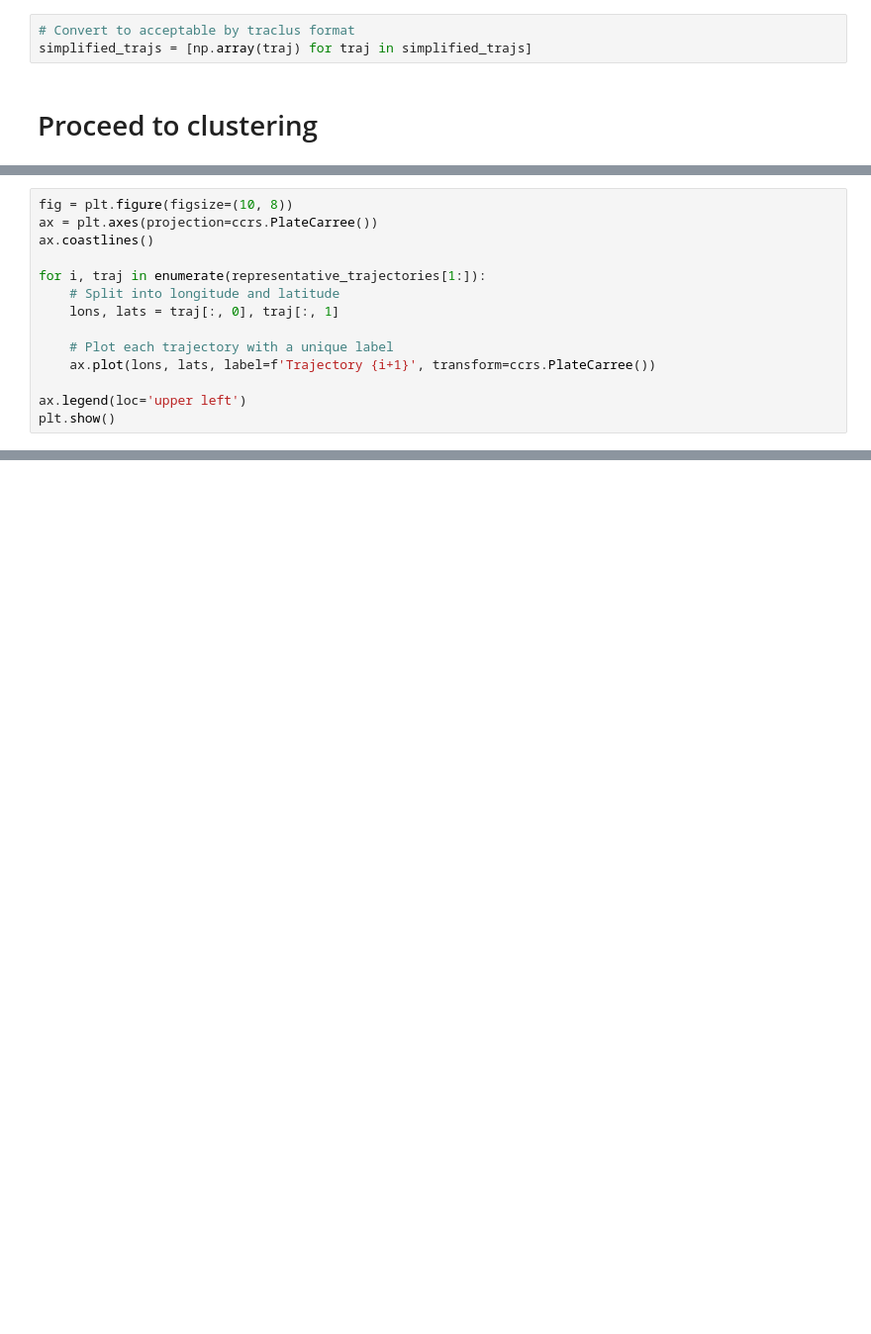
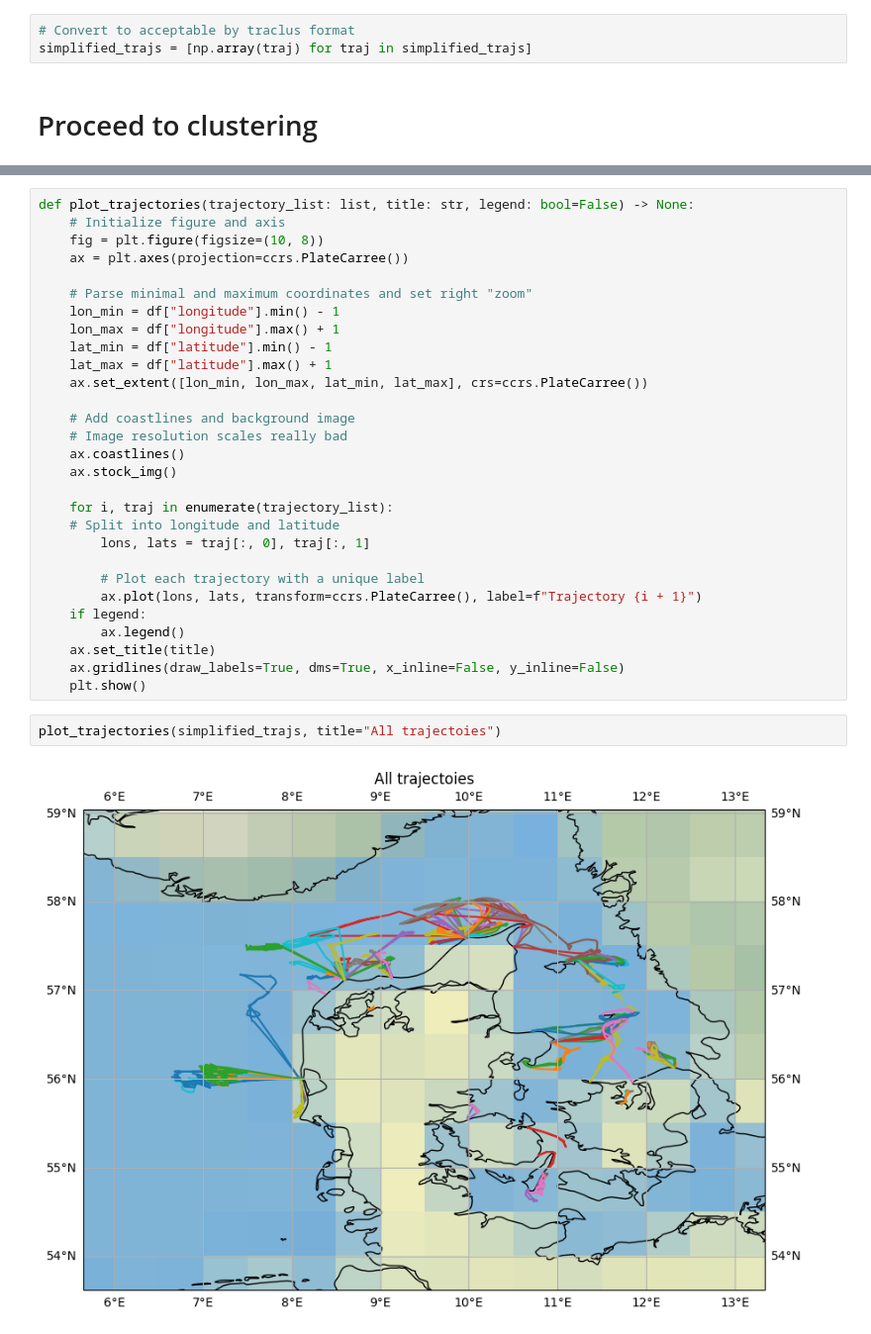
Before and after one commit to KirSobolev/Introduction-to-ML, a Jupyter notebook: advanced_ex/trajectory_clustering.ipynb, the cells around one changed output, grey strips where cells are left out. Shown at 99% size. Drawn from its saved outputs; the diff is of its cells as text; blank space fills up the shorter version.

Commit message:
trajectory clustering ready

```diff
--- a/advanced_ex/trajectory_clustering.ipynb
+++ b/advanced_ex/trajectory_clustering.ipynb
@@ -304,14 +265,0 @@ clusters
-# %%
-fig = plt.figure(figsize=(10, 8))
-ax = plt.axes(projection=ccrs.PlateCarree())
-ax.coastlines()
-
-for i, traj in enumerate(representative_trajectories[1:]):
-    # Split into longitude and latitude
-    lons, lats = traj[:, 0], traj[:, 1]
-
-    # Plot each trajectory with a unique label
-    ax.plot(lons, lats, label=f'Trajectory {i+1}', transform=ccrs.PlateCarree())
-
-ax.legend(loc='upper left')
-plt.show()
@@ -319,0 +272,33 @@ plt.show()
+# %%
+def plot_trajectories(trajectory_list: list, title: str, legend: bool=False) -> None:
+    # Initialize figure and axis
+    fig = plt.figure(figsize=(10, 8))
+    ax = plt.axes(projection=ccrs.PlateCarree())
+
+    # Parse minimal and maximum coordinates and set right "zoom"
+    lon_min = df["longitude"].min() - 1
+    lon_max = df["longitude"].max() + 1
+    lat_min = df["latitude"].min() - 1
+    lat_max = df["latitude"].max() + 1
+    ax.set_extent([lon_min, lon_max, lat_min, lat_max], crs=ccrs.PlateCarree())
+
+    # Add coastlines and background image
+    # Image resolution scales really bad
+    ax.coastlines()
+    ax.stock_img()
+
+    for i, traj in enumerate(trajectory_list):
+    # Split into longitude and latitude
+        lons, lats = traj[:, 0], traj[:, 1]
+
+        # Plot each trajectory with a unique label
+        ax.plot(lons, lats, transform=ccrs.PlateCarree(), label=f"Trajectory {i + 1}")
+    if legend:
+        ax.legend()
+    ax.set_title(title)
+    ax.gridlines(draw_labels=True, dms=True, x_inline=False, y_inline=False)
+    plt.show()
+# %%
+plot_trajectories(simplified_trajs, title="All trajectoies")
+# %% [output]
+[figure, added]
```
Also changed, not shown: parts of 17 cells of this notebook.
